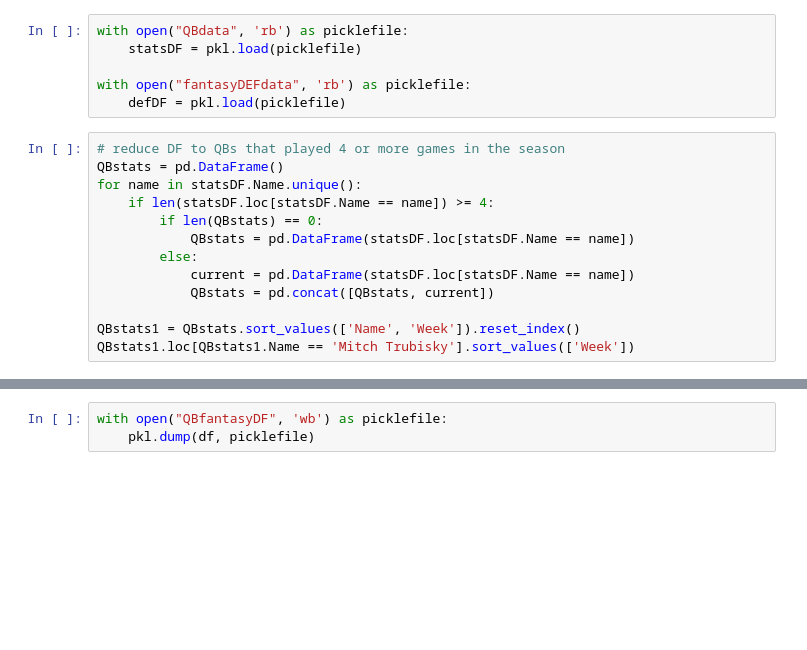
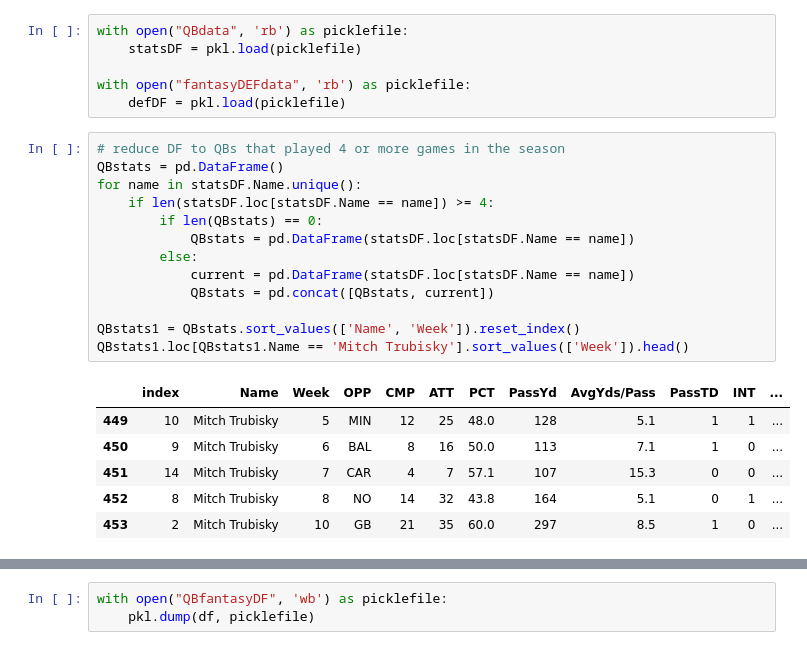
Before and after one commit to Sheth108/predicting_fantasy_football_scores, a Jupyter notebook: Clean Data.ipynb, the cells around one changed output, grey strips where cells are left out. Saved outputs shown, nothing was run; the diff lists cells and outputs as text; blank space fills up the shorter version.

```diff
--- a/Clean Data.ipynb
+++ b/Clean Data.ipynb
@@ -11,16 +11,23 @@ with open("fantasyDEFdata", 'rb') as picklefile:
 # %%
 # reduce DF to QBs that played 4 or more games in the season
 QBstats = pd.DataFrame()
 for name in statsDF.Name.unique():
     if len(statsDF.loc[statsDF.Name == name]) >= 4:
         if len(QBstats) == 0:
             QBstats = pd.DataFrame(statsDF.loc[statsDF.Name == name])
         else:
             current = pd.DataFrame(statsDF.loc[statsDF.Name == name])
             QBstats = pd.concat([QBstats, current])
 
 QBstats1 = QBstats.sort_values(['Name', 'Week']).reset_index()
-QBstats1.loc[QBstats1.Name == 'Mitch Trubisky'].sort_values(['Week'])
+QBstats1.loc[QBstats1.Name == 'Mitch Trubisky'].sort_values(['Week']).head()
+# %% [output]
+|  | index | Name | Week | OPP | CMP | ATT | PCT | PassYd | AvgYds/Pass | PassTD | INT | ... |
+| 449 | 10 | Mitch Trubisky | 5 | MIN | 12 | 25 | 48.0 | 128 | 5.1 | 1 | 1 | ... |
+| 450 | 9 | Mitch Trubisky | 6 | BAL | 8 | 16 | 50.0 | 113 | 7.1 | 1 | 0 | ... |
+| 451 | 14 | Mitch Trubisky | 7 | CAR | 4 | 7 | 57.1 | 107 | 15.3 | 0 | 0 | ... |
+| 452 | 8 | Mitch Trubisky | 8 | NO | 14 | 32 | 43.8 | 164 | 5.1 | 0 | 1 | ... |
+| 453 | 2 | Mitch Trubisky | 10 | GB | 21 | 35 | 60.0 | 297 | 8.5 | 1 | 0 | ... |
 # %%
 # get averages of stats prior to week listed
 QBWeeks = QBstats1[['Name', 'Week']]
```
Also changed, not shown: parts of 4 cells of this notebook, 3 other files.
